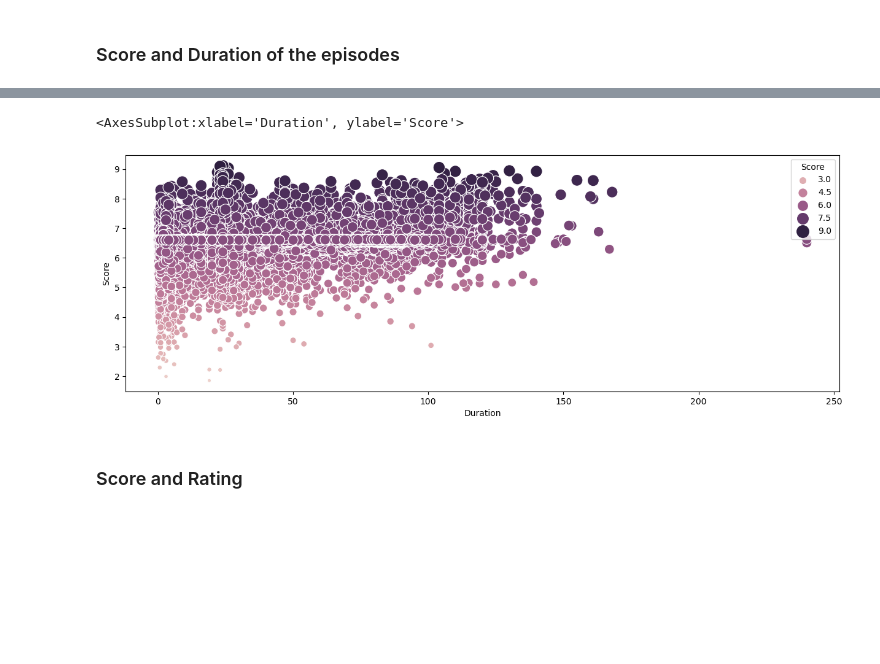
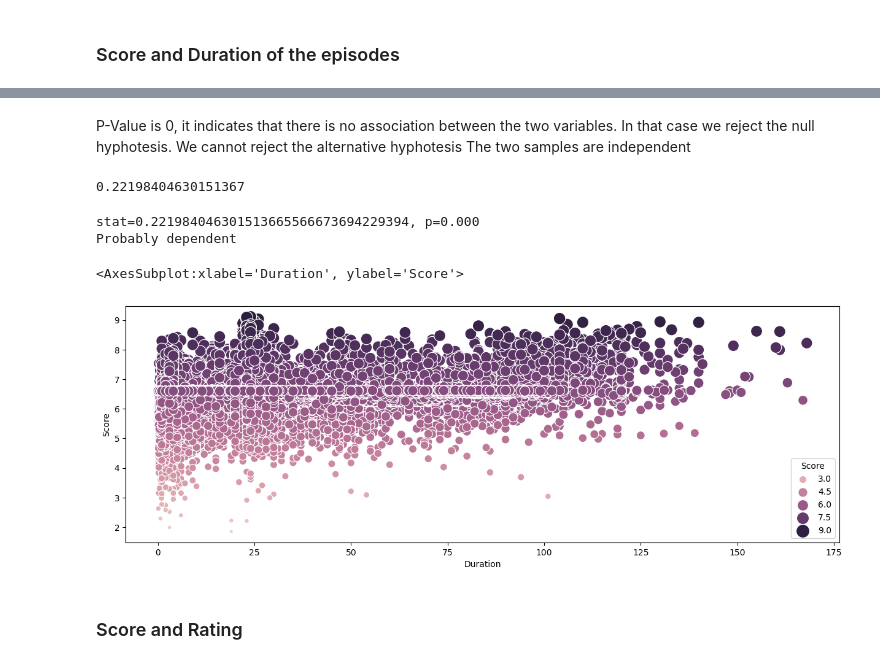
Before and after one commit to RealXun/EDA_ANIME, a Jupyter notebook: src/EDA_Anime.ipynb, the cells around one changed output, grey strips where cells are left out. Cells and saved outputs as stored; diff of their text form; code cells hidden in the pictures; blank space fills up the shorter version.

```diff
--- a/src/EDA_Anime.ipynb
+++ b/src/EDA_Anime.ipynb
@@ -418,3 +436,8 @@ ax = sns.heatmap(corr,annot=True,cmap='viridis',mask = mask)
+# %%
+import pickle
+fichero = open("C:/Users/Christiandda/Desktop/dataset/"+"anime.pkl","rb")
+df_copy = pickle.load(fichero)
+fichero.close()
 # %% [markdown]
 # Data and visual Analysis
 # %% [markdown]
@@ -802,10 +892,32 @@ df_copy['Score'].corr(df_copy['Duration'] , method = 'spearman')
+# %% [markdown]
+P-Value is 0, it indicates that there is no association between the two variables. In that case we reject the null hyphotesis. We cannot reject the alternative hyphotesis The two samples are independent
+# %%
+# Spearman's Rank Correlation Test
+# Revisamos la correlacion
+df_copy['Duration'].corr(df_copy['Score'], method = 'spearman')
+# %% [output]
+0.22198404630151367
+# %%
+# Spearman' dependency test
+from scipy.stats import spearmanr
+data1 = df_copy['Score']
+data2 = df_copy['Duration']
+stat, p = spearmanr(data1, data2)
+print('stat=%.33f, p=%.3f' % (stat, p))
+if p > 0.05:
+ print('Probably independent')
+else:
+ print('Probably dependent')
+# %% [output]
+stat=0.221984046301513665566673694229394, p=0.000
+Probably dependent
 # %%
 plt.figure(figsize=(15,5))
-until400 = df_copy[df_copy["Duration"] < 400] #there are a couple of outliers, it is better to do not taking them into account
+until400 = df_copy[df_copy["Duration"] < 200] #there are a couple of outliers, it is better to do not taking them into account
 sns.scatterplot(data = until400 , x = 'Duration' , y= "Score" , hue = "Score" , size = "Score" , sizes = (20,200))
 # %% [output]
 <AxesSubplot:xlabel='Duration', ylabel='Score'>
-[figure, old version]
+[figure, new version]
 # %% [markdown]
 ### Score and Rating
 # %% [markdown]
```
Also changed, not shown: parts of 57 cells of this notebook, 12 other files.
